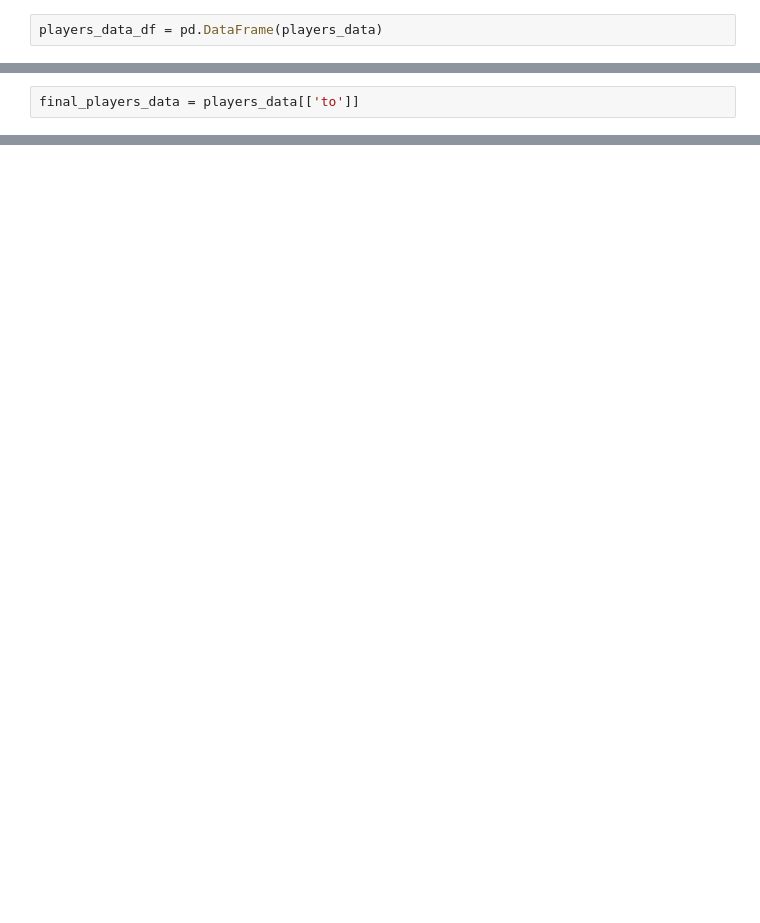
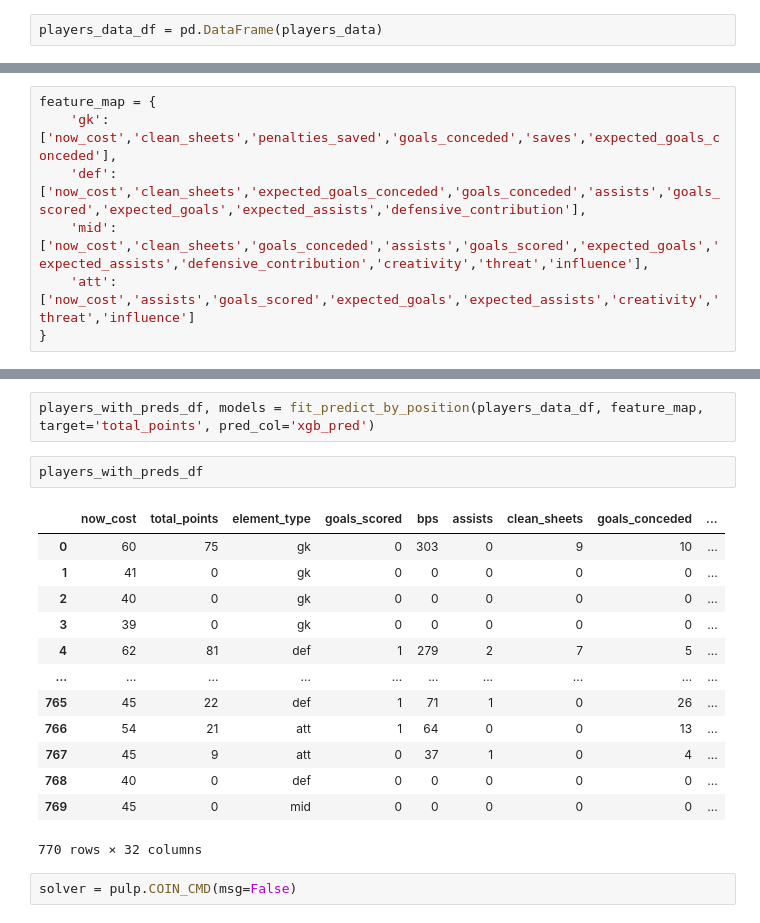
Before and after one commit to Adham-Elzawawi/Fantasy-Premier-League, a Jupyter notebook: FPL.ipynb, the cells around one changed output, grey strips where cells are left out. Drawn from its saved outputs; the diff is of its cells as text; blank space fills up the shorter version.

Commit message:
First model with XGBoost

```diff
--- a/FPL.ipynb
+++ b/FPL.ipynb
@@ -99,2 +117,7 @@ Some of these feature are incorrectly correlated (yellow cards for defenders) or
 # %%
-final_players_data = players_data[['to']]
+feature_map = {
+    'gk': ['now_cost','clean_sheets','penalties_saved','goals_conceded','saves','expected_goals_conceded'],
+    'def': ['now_cost','clean_sheets','expected_goals_conceded','goals_conceded','assists','goals_scored','expected_goals','expected_assists','defensive_contribution'],
+    'mid': ['now_cost','clean_sheets','goals_conceded','assists','goals_scored','expected_goals','expected_assists','defensive_contribution','creativity','threat','influence'],
+    'att': ['now_cost','assists','goals_scored','expected_goals','expected_assists','creativity','threat','influence']
+}
@@ -100,0 +176,20 @@ final_players_data = players_data[['to']]
+# %%
+players_with_preds_df, models = fit_predict_by_position(players_data_df, feature_map, target='total_points', pred_col='xgb_pred')
+# %%
+players_with_preds_df
+# %% [output]
+|  | now_cost | total_points | element_type | goals_scored | bps | assists | clean_sheets | goals_conceded | ... |
+| 0 | 60 | 75 | gk | 0 | 303 | 0 | 9 | 10 | ... |
+| 1 | 41 | 0 | gk | 0 | 0 | 0 | 0 | 0 | ... |
+| 2 | 40 | 0 | gk | 0 | 0 | 0 | 0 | 0 | ... |
+| 3 | 39 | 0 | gk | 0 | 0 | 0 | 0 | 0 | ... |
+| 4 | 62 | 81 | def | 1 | 279 | 2 | 7 | 5 | ... |
+| ... | ... | ... | ... | ... | ... | ... | ... | ... | ... |
+| 765 | 45 | 22 | def | 1 | 71 | 1 | 0 | 26 | ... |
+| 766 | 54 | 21 | att | 1 | 64 | 0 | 0 | 13 | ... |
+| 767 | 45 | 9 | att | 0 | 37 | 1 | 0 | 4 | ... |
+| 768 | 40 | 0 | def | 0 | 0 | 0 | 0 | 0 | ... |
+| 769 | 45 | 0 | mid | 0 | 0 | 0 | 0 | 0 | ... |
+770 rows × 32 columns
+# %%
+solver = pulp.COIN_CMD(msg=False)
```
Also changed, not shown: parts of 9 cells of this notebook.
